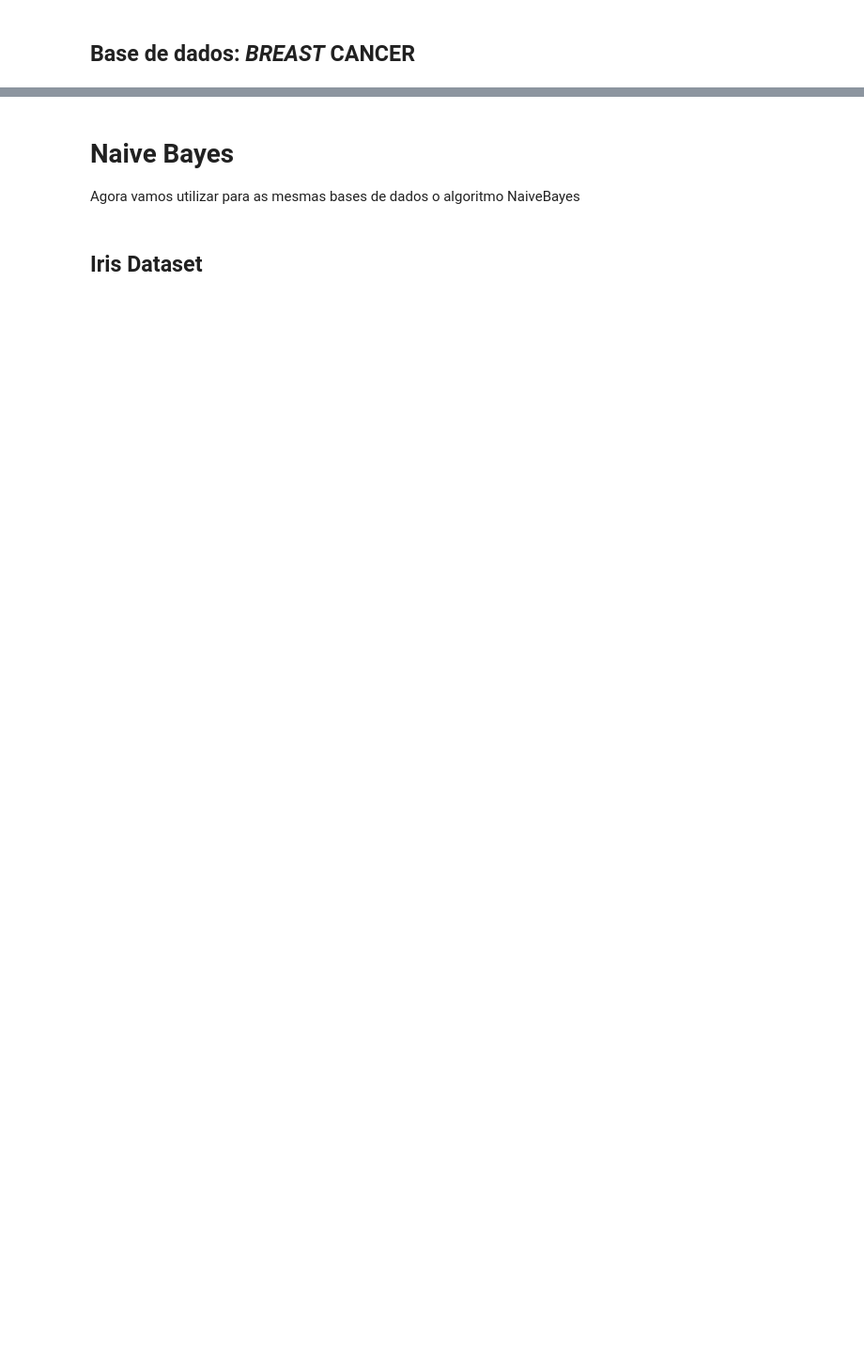
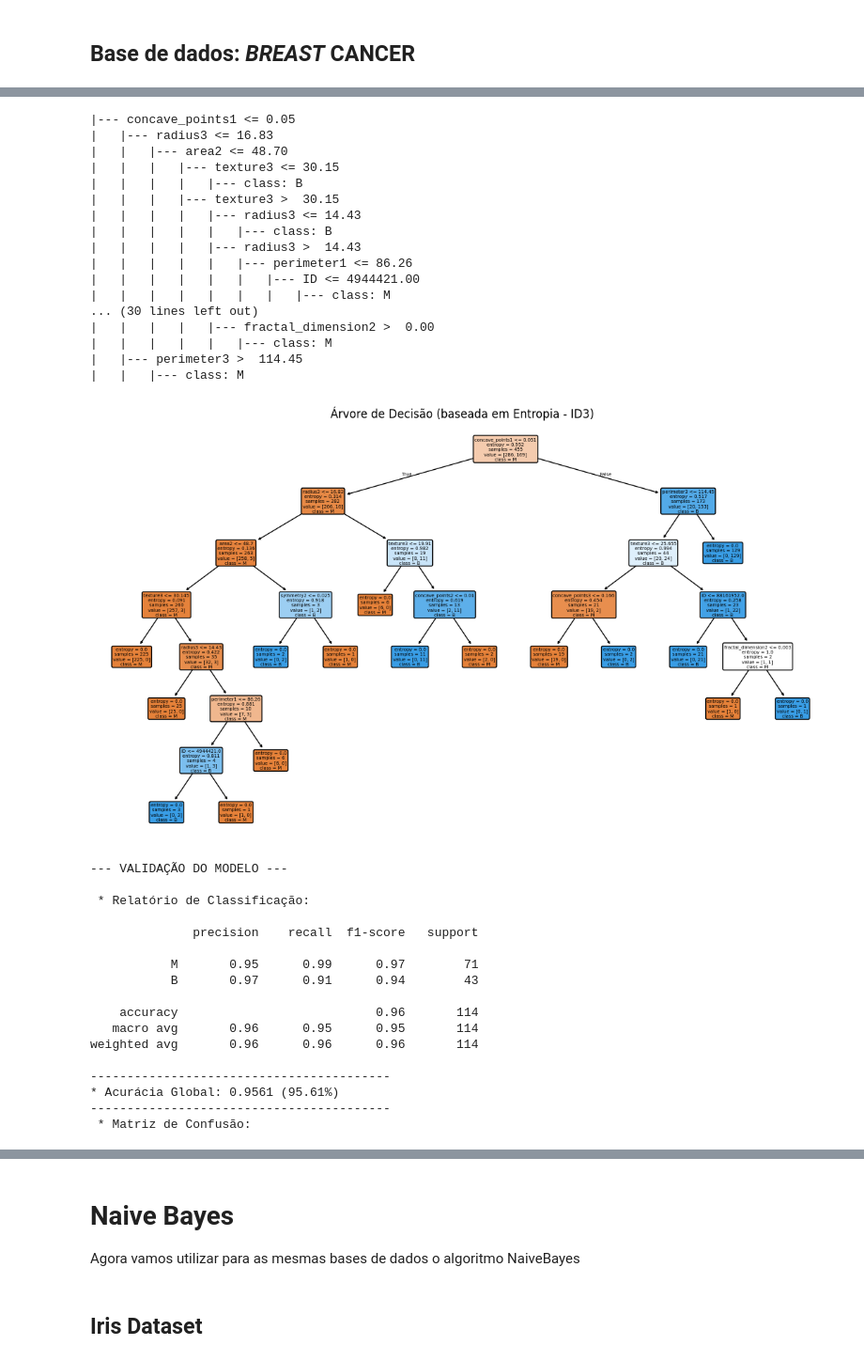
Before and after one commit to msruan/tec_2025.1, a Jupyter notebook: tbfinal_arvores.ipynb, the cells around one changed output, grey strips where cells are left out. Shown: that part at 94% size. Saved outputs shown, nothing was run; the diff lists cells and outputs as text; code cells hidden in the pictures; blank space fills up the shorter version.

```diff
--- a/tbfinal_arvores.ipynb
+++ b/tbfinal_arvores.ipynb
@@ -202,0 +155,41 @@ weighted avg       0.92      0.92      0.92       114
+# %%
+from ucimlrepo import fetch_ucirepo
+
+breast_cancer_dataset = fetch_ucirepo(id=BREAST_CANCER_DATASET_ID_UCIREPO)
+run_decision_tree(breast_cancer_dataset, target_column="Diagnosis")
+# %% [output]
+|--- concave_points1 <= 0.05
+|   |--- radius3 <= 16.83
+|   |   |--- area2 <= 48.70
+|   |   |   |--- texture3 <= 30.15
+|   |   |   |   |--- class: B
+|   |   |   |--- texture3 >  30.15
+|   |   |   |   |--- radius3 <= 14.43
+|   |   |   |   |   |--- class: B
+|   |   |   |   |--- radius3 >  14.43
+|   |   |   |   |   |--- perimeter1 <= 86.26
+|   |   |   |   |   |   |--- ID <= 4944421.00
+|   |   |   |   |   |   |   |--- class: M
+... (30 lines left out)
+|   |   |   |   |--- fractal_dimension2 >  0.00
+|   |   |   |   |   |--- class: M
+|   |--- perimeter3 >  114.45
+|   |   |--- class: M
+[figure, added]
+--- VALIDAÇÃO DO MODELO ---
+
+ * Relatório de Classificação:
+
+              precision    recall  f1-score   support
+
+           M       0.95      0.99      0.97        71
+           B       0.97      0.91      0.94        43
+
+    accuracy                           0.96       114
+   macro avg       0.96      0.95      0.95       114
+weighted avg       0.96      0.96      0.96       114
+
+-----------------------------------------
+* Acurácia Global: 0.9561 (95.61%)
+-----------------------------------------
+ * Matriz de Confusão:
```
Also changed, not shown: parts of 20 cells of this notebook.
